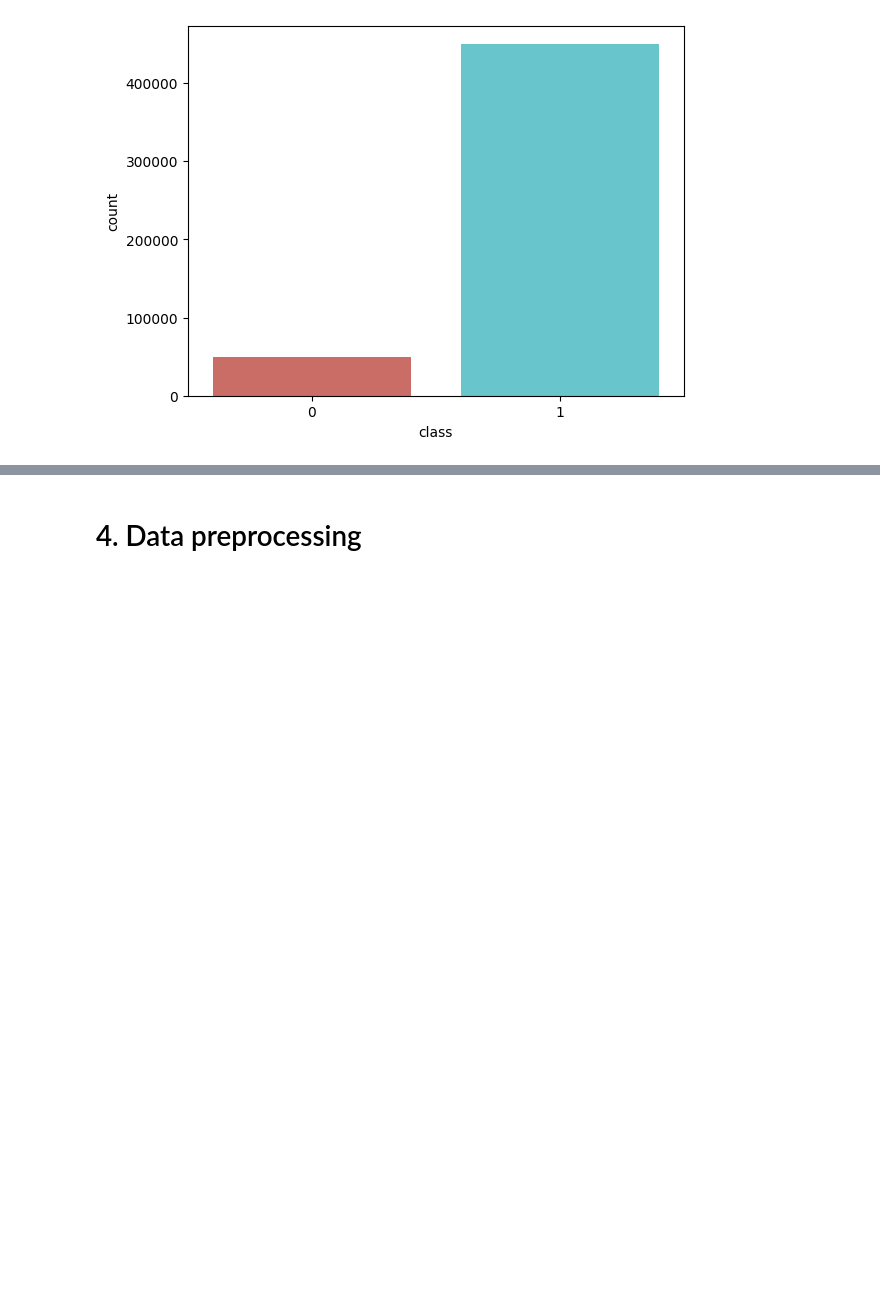
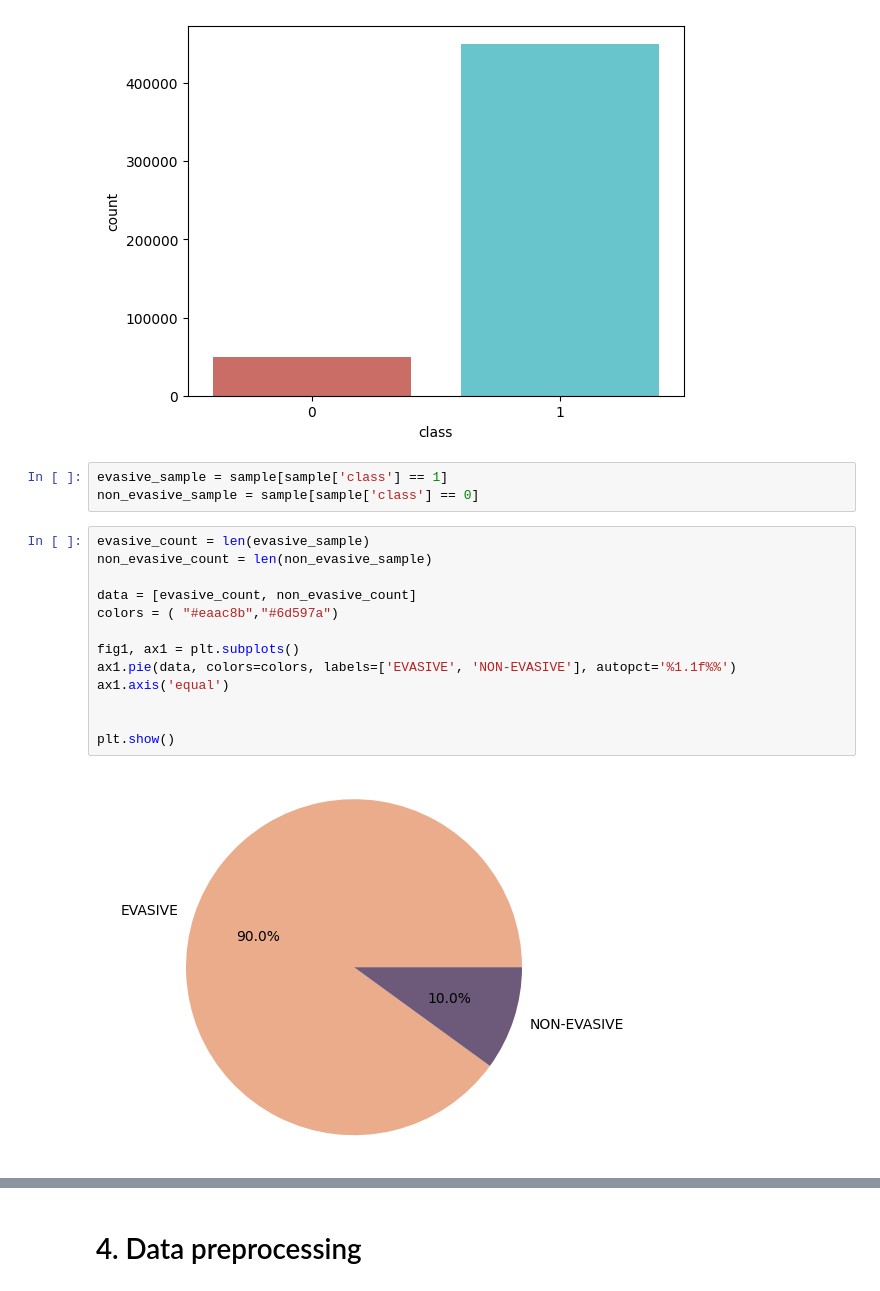
Before and after one commit to MitsukiS16/Evasive-PDF-Samples, a Jupyter notebook: Notebook.ipynb, the cells around one changed output, grey strips where cells are left out. Drawn from its saved outputs; the diff is of its cells as text; blank space fills up the shorter version.

```diff
--- a/Notebook.ipynb
+++ b/Notebook.ipynb
@@ -147,3 +184,21 @@ Passing `palette` without assigning `hue` is deprecated and will be removed in v
 
   sb.countplot(x='class', data=sample, palette='hls')
 [figure]
+# %%
+evasive_sample = sample[sample['class'] == 1]
+non_evasive_sample = sample[sample['class'] == 0]
+# %%
+evasive_count = len(evasive_sample)
+non_evasive_count = len(non_evasive_sample)
+
+data = [evasive_count, non_evasive_count]
+colors = ( "#eaac8b","#6d597a")
+
+fig1, ax1 = plt.subplots()
+ax1.pie(data, colors=colors, labels=['EVASIVE', 'NON-EVASIVE'], autopct='%1.1f%%')
+ax1.axis('equal')
+
+
+plt.show()
+# %% [output]
+[figure, added]
```
Also changed, not shown: parts of 19 cells of this notebook.
